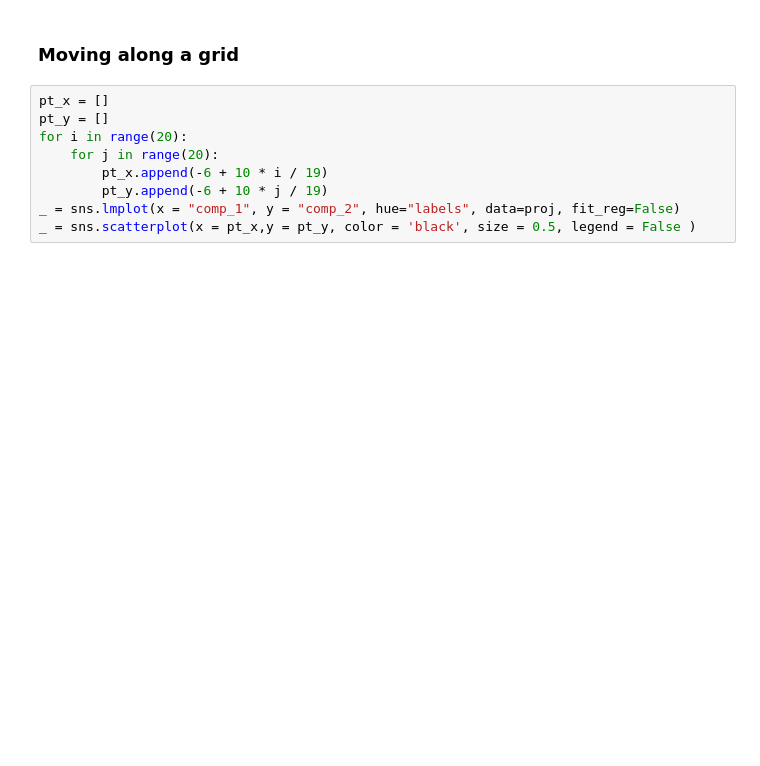
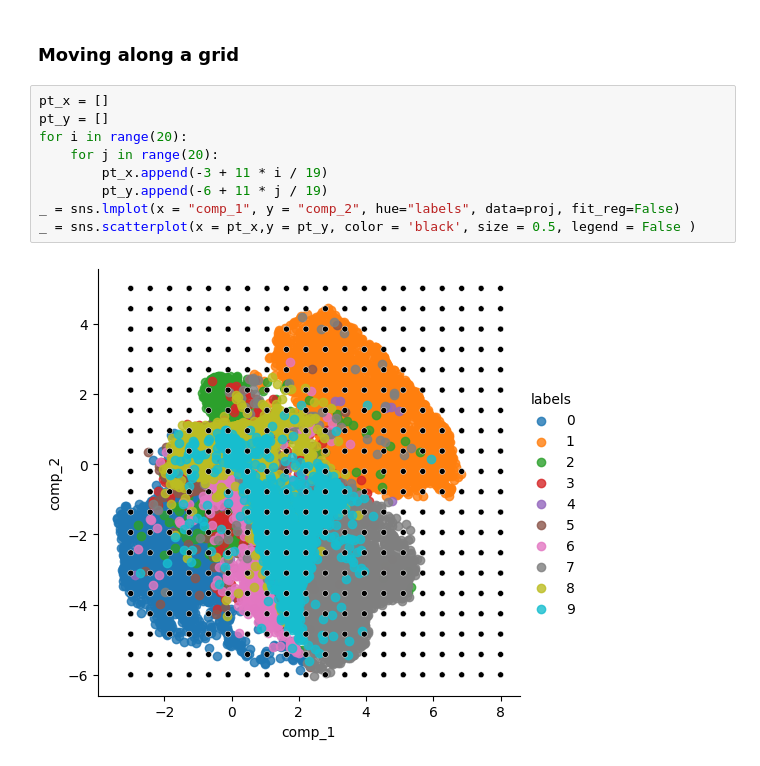
Before and after one commit to JoaoLucasMoraisOrtiz/deeplearning-PG-FEEC, a Jupyter notebook: notebooks_PCs06a13_datasets_IA353_1s2026/PC07_P1_AE_MNIST.ipynb, the cells around one changed output. Cells and saved outputs as stored; diff of their text form; blank space fills up the shorter version.

```diff
--- a/notebooks_PCs06a13_datasets_IA353_1s2026/PC07_P1_AE_MNIST.ipynb
+++ b/notebooks_PCs06a13_datasets_IA353_1s2026/PC07_P1_AE_MNIST.ipynb
@@ -170,12 +231,14 @@ for i in range(100):
 # %%
 pt_x = []
 pt_y = []
 for i in range(20):
     for j in range(20):
-        pt_x.append(-6 + 10 * i / 19)
-        pt_y.append(-6 + 10 * j / 19)
+        pt_x.append(-3 + 11 * i / 19)
+        pt_y.append(-6 + 11 * j / 19)
 _ = sns.lmplot(x = "comp_1", y = "comp_2", hue="labels", data=proj, fit_reg=False)
 _ = sns.scatterplot(x = pt_x,y = pt_y, color = 'black', size = 0.5, legend = False )
+# %% [output]
+[figure, added]
 # %%
 # Moving along a grid:
 _ = plt.figure(figsize=(12, 12))
```
Also changed, not shown: parts of 12 cells of this notebook, 1 other file.
